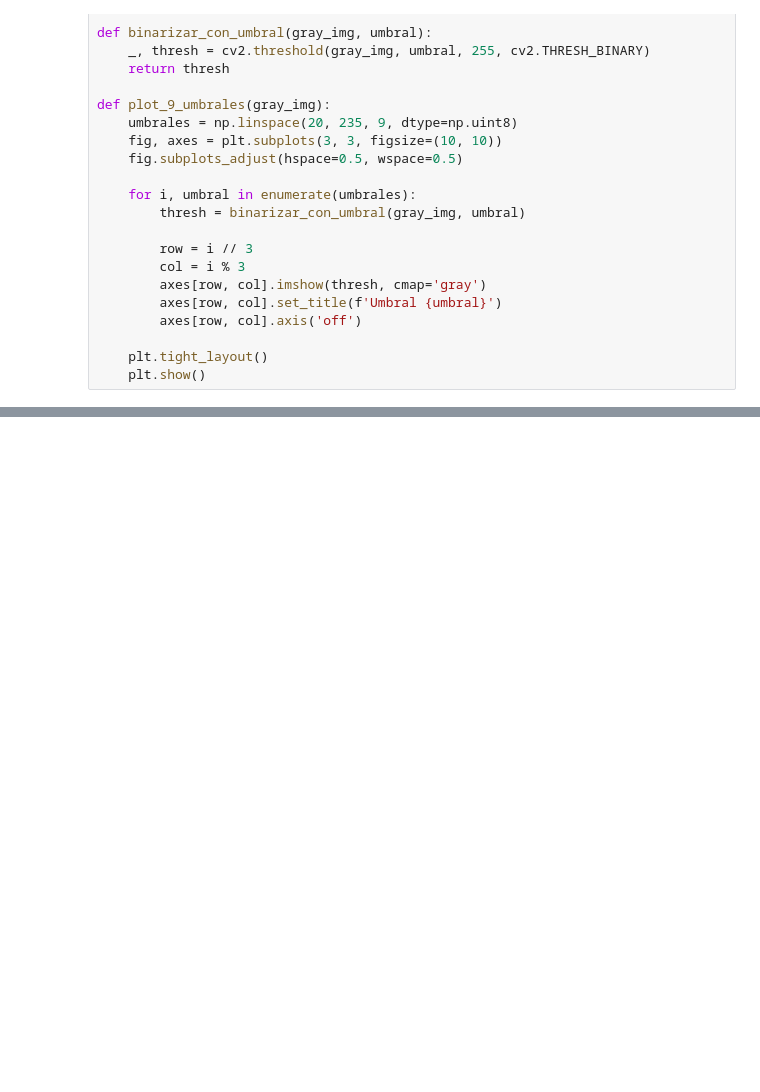
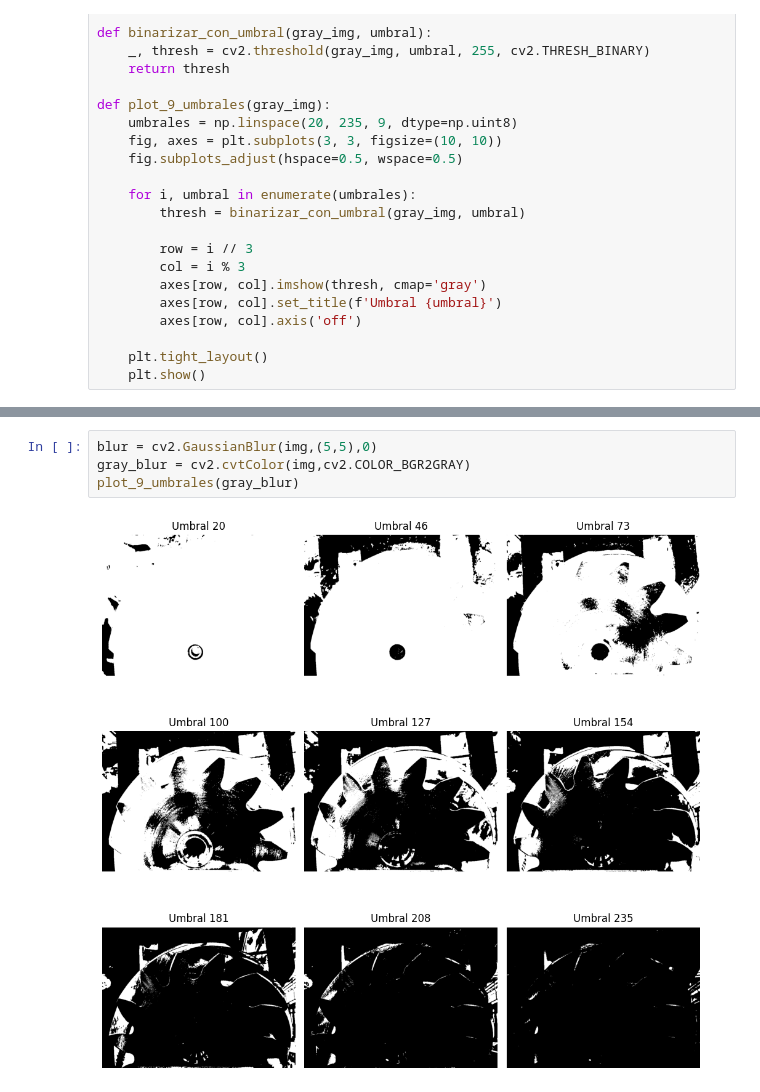
Before and after one commit to FranFer03/Vision_Artificial, a Jupyter notebook: Tutoriales/Engranaje/gear_detection copy.ipynb, the cells around one changed output, grey strips where cells are left out. Saved outputs shown, nothing was run; the diff lists cells and outputs as text; blank space fills up the shorter version.

```diff
--- a/Tutoriales/Engranaje/gear_detection copy.ipynb
+++ b/Tutoriales/Engranaje/gear_detection copy.ipynb
@@ -48,0 +49,6 @@ plot_9_umbrales(gray)
+# %%
+blur = cv2.GaussianBlur(img,(5,5),0)
+gray_blur = cv2.cvtColor(img,cv2.COLOR_BGR2GRAY)
+plot_9_umbrales(gray_blur)
+# %% [output]
+[figure, added]
```
Also changed, not shown: parts of 13 cells of this notebook, 19 other files.
